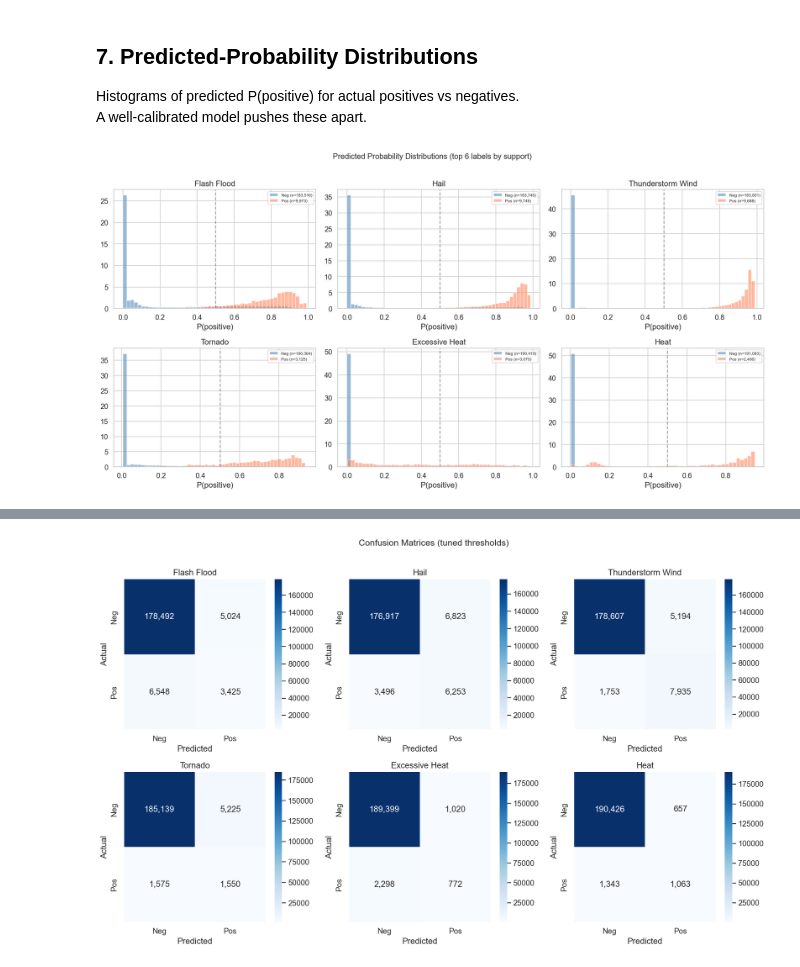
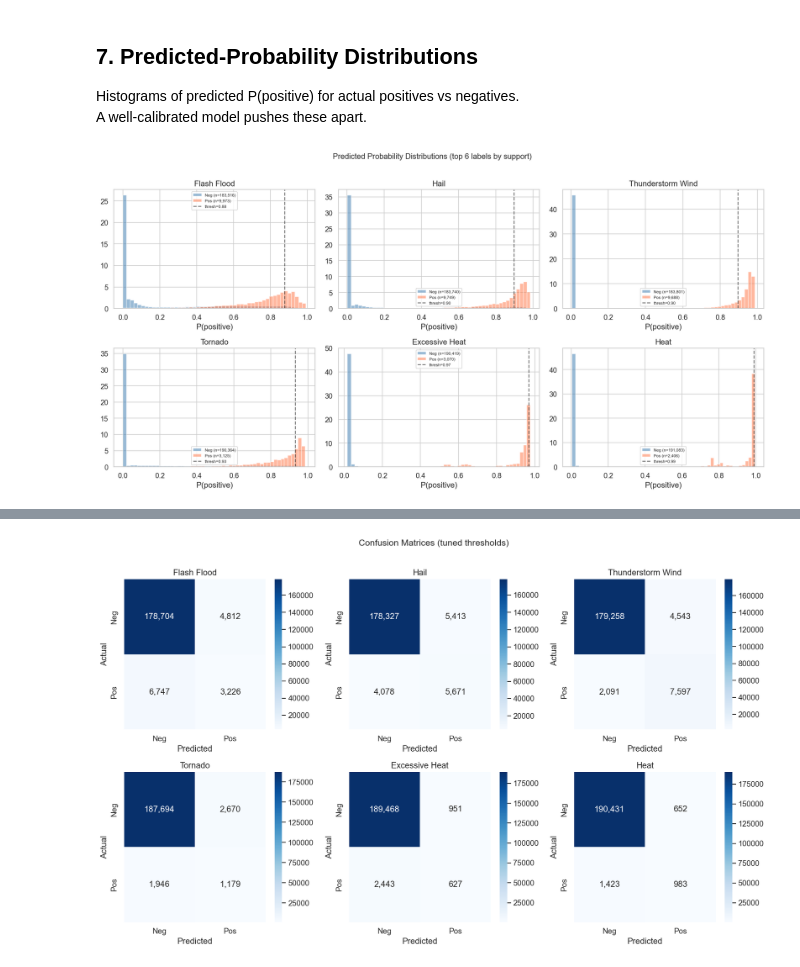
Before and after one commit to shikha-16/cascading-disaster-prediction, a Jupyter notebook: notebooks/02_xgboost_multilabel_training.ipynb, the cells around one changed output, grey strips where cells are left out. Saved outputs shown, nothing was run; the diff lists cells and outputs as text; code cells hidden in the pictures.

```diff
--- a/notebooks/02_xgboost_multilabel_training.ipynb
+++ b/notebooks/02_xgboost_multilabel_training.ipynb
@@ -30,7 +30,7 @@ plt.rcParams['figure.dpi'] = 120
 # %% [markdown]
 ## 1. Load Prepared Data
 # %%
-DATA_DIR = Path('../chronological_prepared_data')
+DATA_DIR = Path('../data/chronological_prepared_data')
 
 X_train = np.load(DATA_DIR / 'X_train.npy')
 X_test  = np.load(DATA_DIR / 'X_test.npy')
@@ -459,0 +522,39 @@ y_pred_default = (y_prob >= DEFAULT_THRESH).astype(int)
+# %%
+# ── 6a. Predict probabilities on val + test ────────────────────────────
+n_labels = len(target_names)
+y_prob = np.zeros((X_test.shape[0], n_labels))
+y_prob_val = np.zeros((X_val.shape[0], n_labels))
+
+for i, label in enumerate(target_names):
+    if label in models:
+        y_prob[:, i] = models[label].predict_proba(X_test)[:, 1]
+        y_prob_val[:, i] = models[label].predict_proba(X_val)[:, 1]
+
+# ── 6b. Per-label threshold tuning on validation set ───────────────────
+MIN_THRESH = 0.05  # floor to prevent hyper-aggressive thresholds
+optimal_thresholds = np.full(n_labels, 0.5)
+
+print("Per-label threshold tuning (maximise F1 per label on val set):\n")
+print(f"  {'Label':30s}  {'Thresh':>7s}  {'Val F1@0.5':>10s} -> {'Val F1@opt':>10s}")
+print("  " + "-" * 68)
+
+for i, label in enumerate(target_names):
+    if label not in models:
+        continue
+    if int(y_val[:, i].sum()) == 0:
+        continue
+
+    precs, recs, threshs = precision_recall_curve(y_val[:, i], y_prob_val[:, i])
+    f1s = 2 * precs * recs / (precs + recs + 1e-8)
+    best = np.argmax(f1s)
+    if best < len(threshs):
+        optimal_thresholds[i] = max(threshs[best], MIN_THRESH)
+
+    f1_def = f1_score(y_val[:, i], (y_prob_val[:, i] >= 0.5).astype(int), zero_division=0)
+    f1_opt = f1_score(y_val[:, i], (y_prob_val[:, i] >= optimal_thresholds[i]).astype(int), zero_division=0)
+    delta = "+" if f1_opt > f1_def else ""
+    print(f"  {label:30s}  {optimal_thresholds[i]:7.4f}  {f1_def:10.4f} -> {f1_opt:10.4f}  {delta}")
+
+# ── 6c. Apply tuned thresholds to test set ─────────────────────────────
+y_pred = (y_prob >= optimal_thresholds).astype(int)
+print(f"\nApplied tuned thresholds to test set ({X_test.shape[0]:,} samples).")
@@ -531,23 +668,23 @@ perlabel_default.sort_values('f1', ascending=False).style.format({
 Histograms of predicted P(positive) for actual positives vs negatives.
 A well-calibrated model pushes these apart.
 # %%
-show_labels = perlabel_default.nlargest(6, 'support')['label'].tolist()
+show_labels = perlabel.nlargest(6, 'support')['label'].tolist()
 
 fig, axes = plt.subplots(2, 3, figsize=(16, 8))
 for ax, label in zip(axes.flat, show_labels):
     idx = target_names.index(label)
     pos_probs = y_prob[y_test[:, idx] == 1, idx]
     neg_probs = y_prob[y_test[:, idx] == 0, idx]
 
     ax.hist(neg_probs, bins=50, alpha=.55, label=f'Neg (n={len(neg_probs):,})', color='steelblue', density=True)
     ax.hist(pos_probs, bins=50, alpha=.55, label=f'Pos (n={len(pos_probs):,})', color='coral', density=True)
-    ax.axvline(0.5, ls='--', color='k', alpha=.4)
+    ax.axvline(optimal_thresholds[idx], ls='--', color='k', alpha=.6, label=f'thresh={optimal_thresholds[idx]:.2f}')
     ax.set_title(label)
     ax.set_xlabel('P(positive)')
     ax.legend(fontsize=7)
 
 fig.suptitle('Predicted Probability Distributions (top 6 labels by support)', fontsize=13, y=1.01)
 plt.tight_layout()
 plt.show()
 # %% [output]
-[figure, old version]
+[figure, new version]
```
Also changed, not shown: parts of 34 cells of this notebook, 1 other file.
